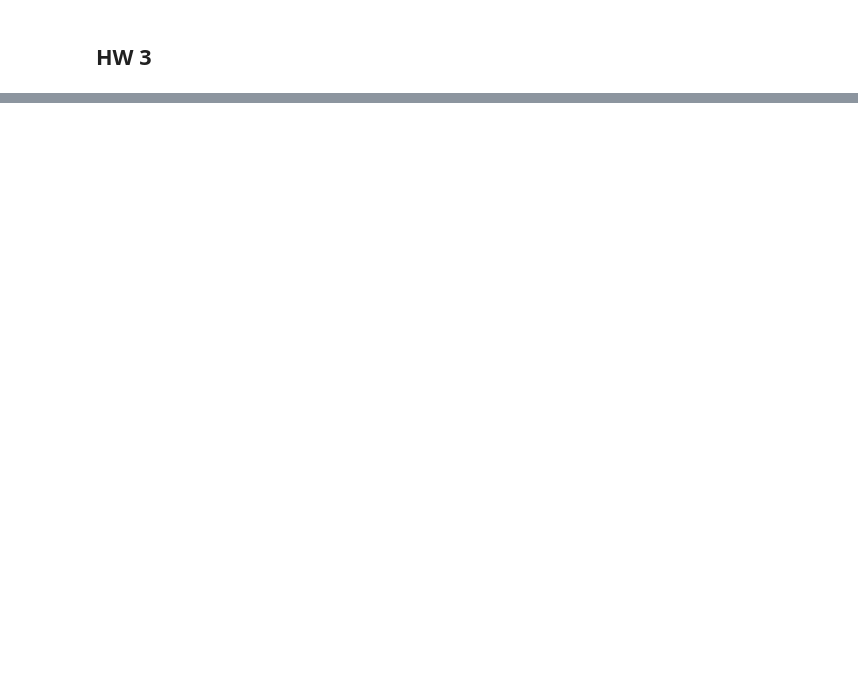
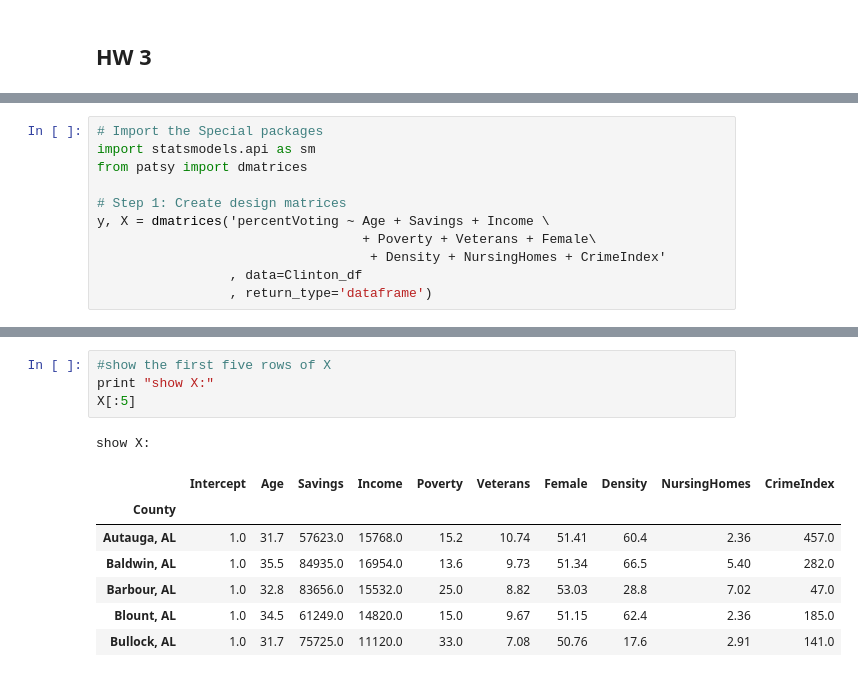
Before and after one commit to TomasPihrt/Advanced-Analytics-Programming, a Jupyter notebook: HW3/HW3_Bingham_Khan_Li_Nix_Pihrt_Powers.ipynb, the cells around one changed output, grey strips where cells are left out. Saved outputs shown, nothing was run; the diff lists cells and outputs as text; blank space fills up the shorter version.

```diff
--- a/HW3/HW3_Bingham_Khan_Li_Nix_Pihrt_Powers.ipynb
+++ b/HW3/HW3_Bingham_Khan_Li_Nix_Pihrt_Powers.ipynb
@@ -96,0 +116,11 @@ dtype: object
+# %%
+# Import the Special packages
+import statsmodels.api as sm
+from patsy import dmatrices
+
+# Step 1: Create design matrices
+y, X = dmatrices('percentVoting ~ Age + Savings + Income \
+                                  + Poverty + Veterans + Female\
+                                   + Density + NursingHomes + CrimeIndex'
+                 , data=Clinton_df
+                 , return_type='dataframe')
@@ -96,0 +140,13 @@ dtype: object
+# %%
+#show the first five rows of X
+print "show X:"
+X[:5]
+# %% [output]
+show X:
+|  | Intercept | Age | Savings | Income | Poverty | Veterans | Female | Density | NursingHomes | CrimeIndex |
+| County |  |  |  |  |  |  |  |  |  |  |
+| Autauga, AL | 1.0 | 31.7 | 57623.0 | 15768.0 | 15.2 | 10.74 | 51.41 | 60.4 | 2.36 | 457.0 |
+| Baldwin, AL | 1.0 | 35.5 | 84935.0 | 16954.0 | 13.6 | 9.73 | 51.34 | 66.5 | 5.40 | 282.0 |
+| Barbour, AL | 1.0 | 32.8 | 83656.0 | 15532.0 | 25.0 | 8.82 | 53.03 | 28.8 | 7.02 | 47.0 |
+| Blount, AL | 1.0 | 34.5 | 61249.0 | 14820.0 | 15.0 | 9.67 | 51.15 | 62.4 | 2.36 | 185.0 |
+| Bullock, AL | 1.0 | 31.7 | 75725.0 | 11120.0 | 33.0 | 7.08 | 50.76 | 17.6 | 2.91 | 141.0 |
```
Also changed, not shown: parts of 27 cells of this notebook.
